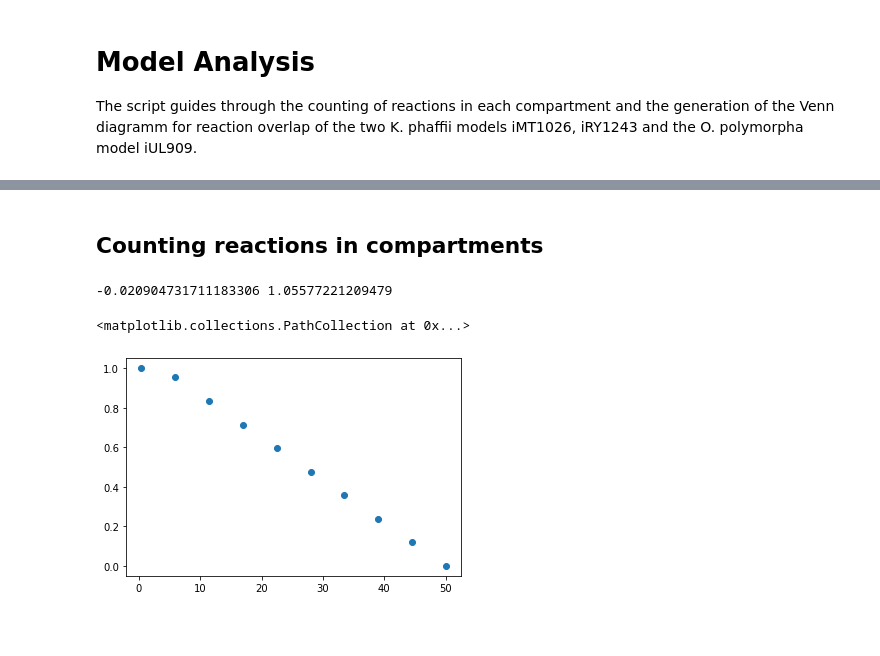
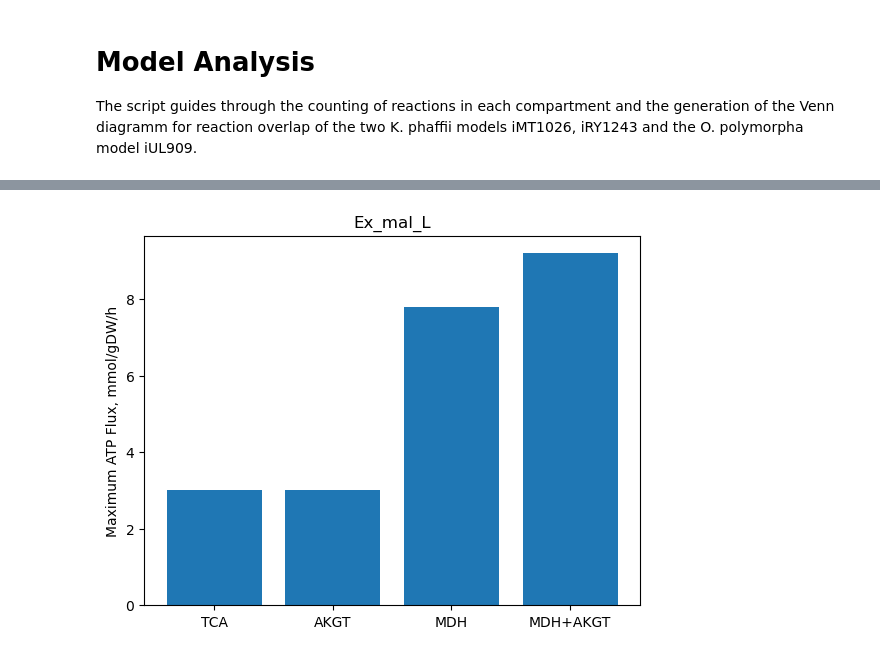
Before and after one commit to iAMB-RWTH-Aachen/Opol-GSMM, a Jupyter notebook: code/Model-Analysis.ipynb, the cells around one changed output, grey strips where cells are left out. Saved outputs shown, nothing was run; the diff lists cells and outputs as text; code cells hidden in the pictures; blank space fills up the shorter version.

```diff
--- a/code/Model-Analysis.ipynb
+++ b/code/Model-Analysis.ipynb
@@ -138,27 +303,54 @@ ipdp[c] --> isoprene[c] + ppi[c]
-# %% [markdown]
-## Counting reactions in compartments
-# %%
-atpm = np.linspace(.4,50,10)
-Substrate = 'meoh'
-Product = 'succ[c]' #isoprene
-Cnum = countCinFormula(model.metabolites.get_by_id(Product).formula)
-IP_List = list()
-flux=10
-for atpmi in atpm:
-    with model as md:
-        md.reactions.get_by_id('ATPM').lower_bound = atpmi
-        md = set_ObjGSMM(md, Product)
-        md = set_SubiOpol(md, [Substrate], flux)
-        sol = md.optimize()
-        Yield = sol.fluxes['DM_{}'.format(Product)]*Cnum/flux
-        IP_List.append([atpmi, Yield])
-# %%
-data = np.array(IP_List)
-m,b = np.polyfit(data[:,0], data[:,1], 1)
-print(m,b)
-plt.scatter(data[:,0], data[:,1])
-# %% [output]
--0.020904731711183306 1.05577221209479
-<matplotlib.collections.PathCollection at 0x...>
-[figure, removed]
+# %%
+GlcEx = 'Ex_glc_D'
+Substrate = 'meoh'
+flux = 10
+Target = 'Ex_mal_L' # Ex_mal_L
+TarRate = 2.4
+exp4all = dict()
+with model as md :
+    md.objective = 'ATPM'
+    md = set_SubFlux(md, [Substrate], GlcEx, flux)
+    md.reactions.get_by_id(Target).bounds = TarRate,100
+    mySol = md.optimize()
+    # print(md.summary())
+    exp4all['TCA'] = mySol
+
+with model as md :
+    md.objective = 'ATPM'
+    md = set_SubFlux(md, [Substrate], GlcEx, flux)
+    md.reactions.get_by_id(Target).bounds = TarRate,100
+    md.reactions.get_by_id('AKGMALtm').bounds = -1000,1000
+    mySol = md.optimize()
+    # print(md.summary())
+    exp4all['AKGT'] = mySol
+
+with model as md :
+    md.objective = 'ATPM'
+    md = set_SubFlux(md, [Substrate], GlcEx, flux)
+    md.reactions.get_by_id(Target).bounds = TarRate,100
+    md.reactions.get_by_id('MDH').bounds = -1000,1000
+    mySol = md.optimize()
+    # print(md.summary())
+    exp4all['MDH'] = mySol
+
+with model as md :
+    md.objective = 'ATPM'
+    md = set_SubFlux(md, [Substrate], GlcEx, flux)
+    md.reactions.get_by_id(Target).bounds = TarRate,100
+    md.reactions.get_by_id('MDH').bounds = -1000,1000
+    md.reactions.get_by_id('AKGMALtm').bounds = -1000,1000
+    mySol = md.optimize()
+    # print(md.summary())
+    exp4all['MDH+AKGT'] = mySol
+
+FigureName = 'PathFluxCond-VS-MaxATP'
+
+ATPmax = [exp4all[Condition].objective_value for Condition in exp4all.keys()]
+plt.bar(exp4all.keys(), ATPmax)
+plt.ylabel('Maximum ATP Flux, mmol/gDW/h')
+plt.title(Target)
+# plt.savefig('{}_{}.{}'.format(Today,FigureName,FigureType))
+plt.show()
+# %% [output]
+[figure, added]
 # %%
```
Also changed, not shown: parts of 21 cells of this notebook, 2 other files.
